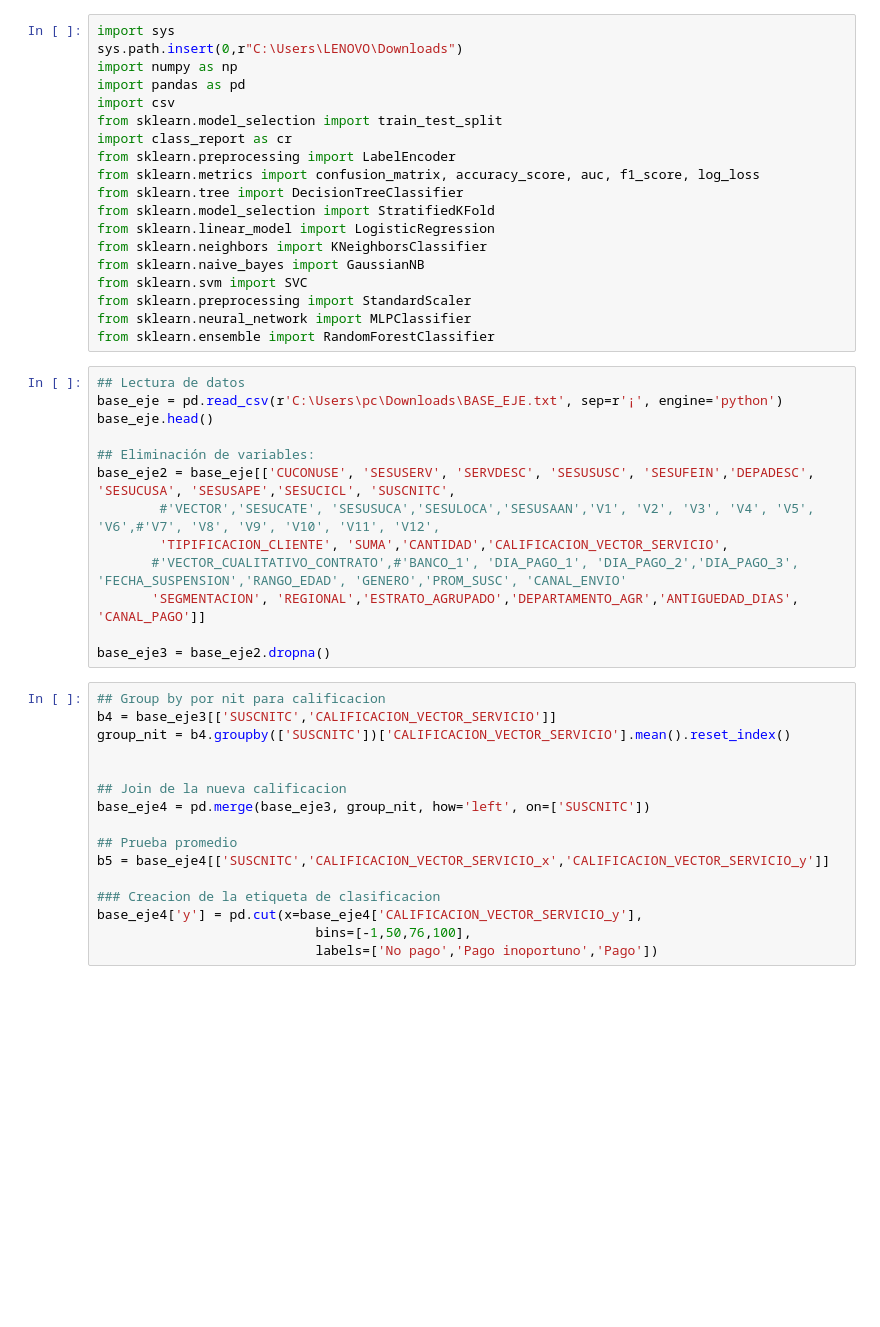
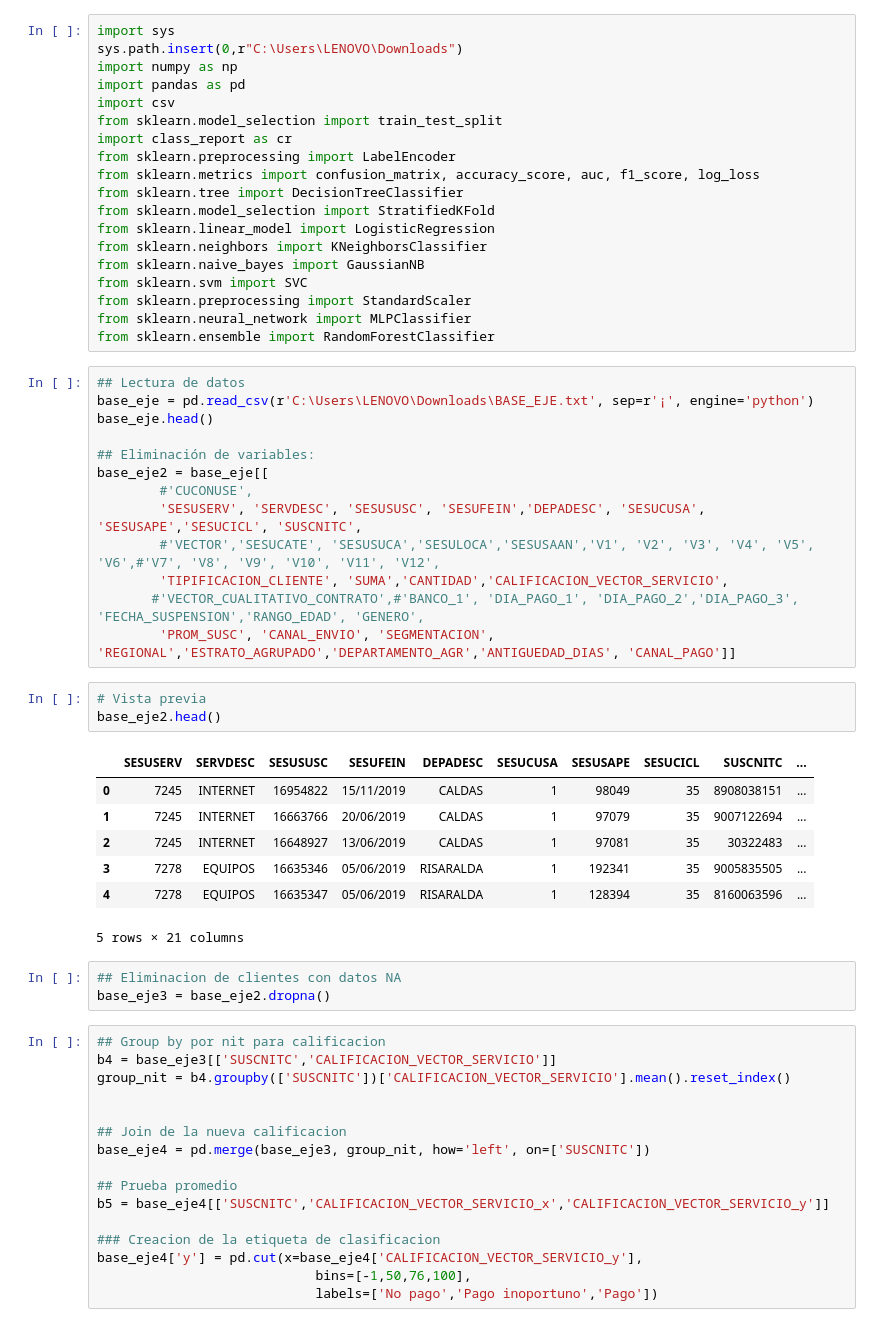
Before and after one commit to hsepulvedaj/proyecto_integrador, a Jupyter notebook: Mdl_preliminar_eje.ipynb, the cells around one changed output. Drawn from its saved outputs; the diff is of its cells as text; blank space fills up the shorter version.

```diff
--- a/Mdl_preliminar_eje.ipynb
+++ b/Mdl_preliminar_eje.ipynb
@@ -19,17 +19,31 @@ from sklearn.neural_network import MLPClassifier
 from sklearn.ensemble import RandomForestClassifier
 # %%
 ## Lectura de datos
-base_eje = pd.read_csv(r'C:\Users\pc\Downloads\BASE_EJE.txt', sep=r'¡', engine='python')
+base_eje = pd.read_csv(r'C:\Users\LENOVO\Downloads\BASE_EJE.txt', sep=r'¡', engine='python')
 base_eje.head()
 
 ## Eliminación de variables:
-base_eje2 = base_eje[['CUCONUSE', 'SESUSERV', 'SERVDESC', 'SESUSUSC', 'SESUFEIN','DEPADESC', 'SESUCUSA', 'SESUSAPE','SESUCICL', 'SUSCNITC',
+base_eje2 = base_eje[[
+        #'CUCONUSE',
+        'SESUSERV', 'SERVDESC', 'SESUSUSC', 'SESUFEIN','DEPADESC', 'SESUCUSA', 'SESUSAPE','SESUCICL', 'SUSCNITC',
         #'VECTOR','SESUCATE', 'SESUSUCA','SESULOCA','SESUSAAN','V1', 'V2', 'V3', 'V4', 'V5', 'V6',#'V7', 'V8', 'V9', 'V10', 'V11', 'V12',
         'TIPIFICACION_CLIENTE', 'SUMA','CANTIDAD','CALIFICACION_VECTOR_SERVICIO',
-       #'VECTOR_CUALITATIVO_CONTRATO',#'BANCO_1', 'DIA_PAGO_1', 'DIA_PAGO_2','DIA_PAGO_3', 'FECHA_SUSPENSION','RANGO_EDAD', 'GENERO','PROM_SUSC', 'CANAL_ENVIO'
-       'SEGMENTACION', 'REGIONAL','ESTRATO_AGRUPADO','DEPARTAMENTO_AGR','ANTIGUEDAD_DIAS', 'CANAL_PAGO']]
-
-base_eje3 = base_eje2.dropna()
+       #'VECTOR_CUALITATIVO_CONTRATO',#'BANCO_1', 'DIA_PAGO_1', 'DIA_PAGO_2','DIA_PAGO_3', 'FECHA_SUSPENSION','RANGO_EDAD', 'GENERO',
+        'PROM_SUSC', 'CANAL_ENVIO', 'SEGMENTACION', 'REGIONAL','ESTRATO_AGRUPADO','DEPARTAMENTO_AGR','ANTIGUEDAD_DIAS', 'CANAL_PAGO']]
+# %%
+# Vista previa
+base_eje2.head()
+# %% [output]
+|  | SESUSERV | SERVDESC | SESUSUSC | SESUFEIN | DEPADESC | SESUCUSA | SESUSAPE | SESUCICL | SUSCNITC | ... |
+| 0 | 7245 | INTERNET | 16954822 | 15/11/2019 | CALDAS | 1 | 98049 | 35 | 8908038151 | ... |
+| 1 | 7245 | INTERNET | 16663766 | 20/06/2019 | CALDAS | 1 | 97079 | 35 | 9007122694 | ... |
+| 2 | 7245 | INTERNET | 16648927 | 13/06/2019 | CALDAS | 1 | 97081 | 35 | 30322483 | ... |
+| 3 | 7278 | EQUIPOS | 16635346 | 05/06/2019 | RISARALDA | 1 | 192341 | 35 | 9005835505 | ... |
+| 4 | 7278 | EQUIPOS | 16635347 | 05/06/2019 | RISARALDA | 1 | 128394 | 35 | 8160063596 | ... |
+5 rows × 21 columns
+# %%
+## Eliminacion de clientes con datos NA
+base_eje3 = base_eje2.dropna()
 # %%
 ## Group by por nit para calificacion
 b4 = base_eje3[['SUSCNITC','CALIFICACION_VECTOR_SERVICIO']]
```
Also changed, not shown: parts of 12 cells of this notebook, 1 other file.
